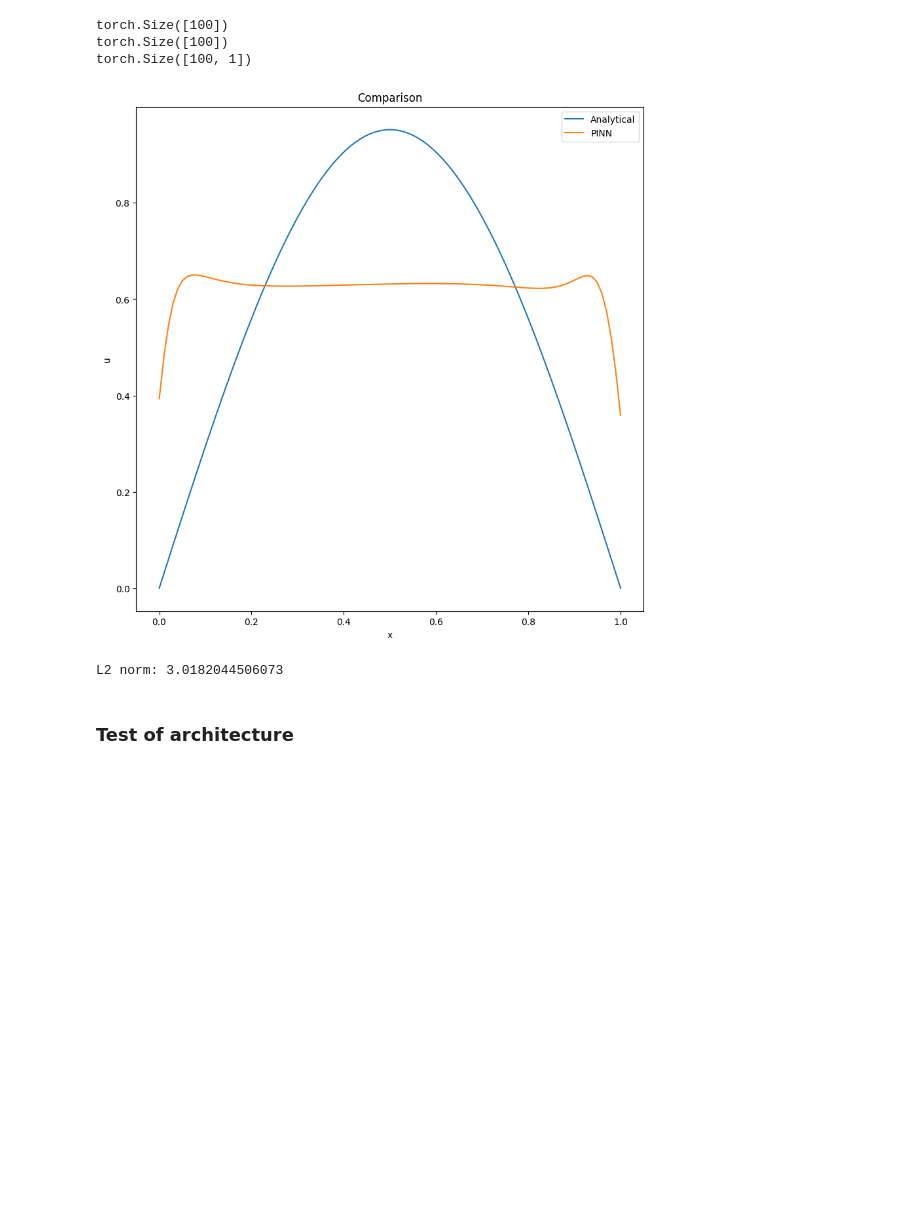
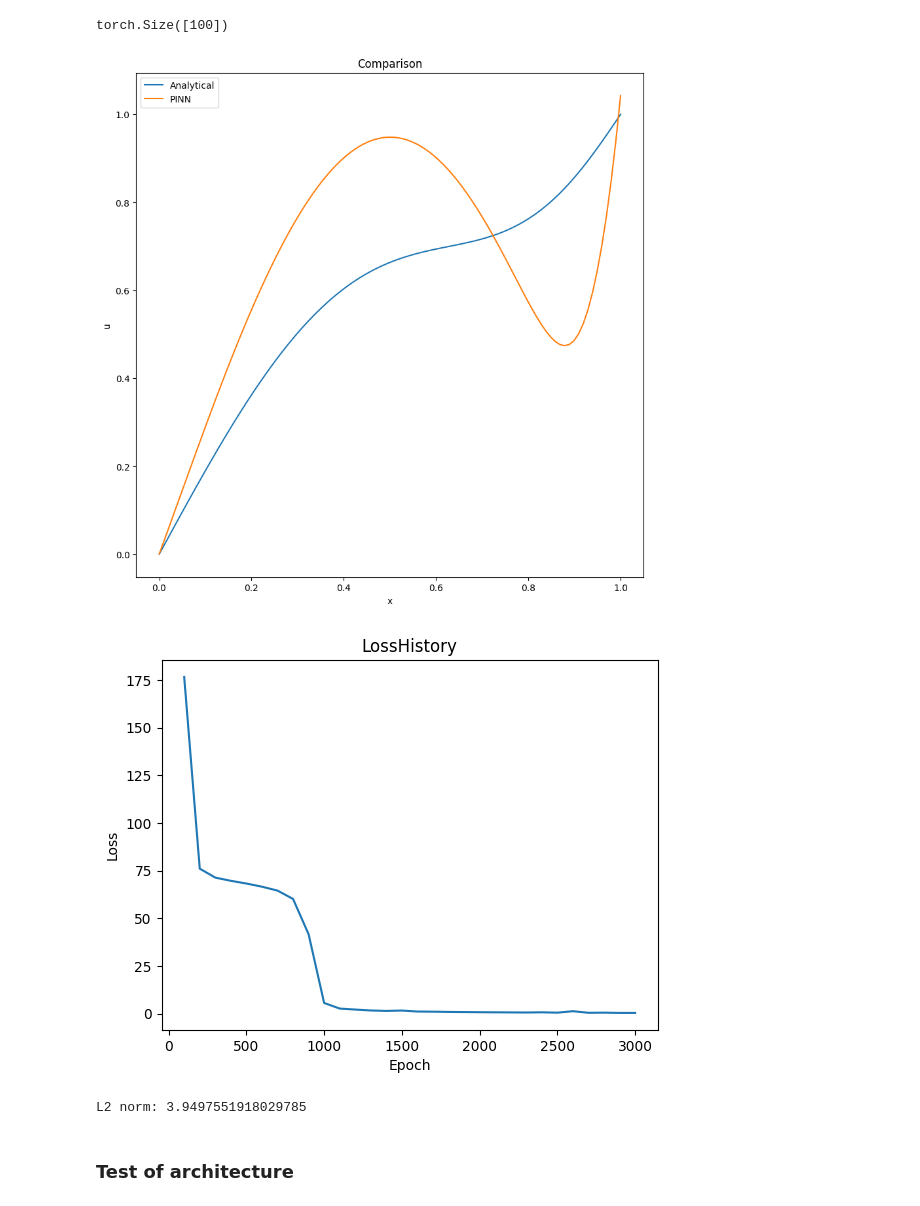
Before and after one commit to DikovAlexandr/PINN, a Jupyter notebook: TestPINN.ipynb, the cells around one changed output. Cells and saved outputs as stored; diff of their text form; code cells hidden in the pictures; blank space fills up the shorter version.

Commit message:
Problems with network optimization and initialization have been resolved

```diff
--- a/TestPINN.ipynb
+++ b/TestPINN.ipynb
@@ -42,7 +42,7 @@ def analytical_solution(x, t, alpha, L):
         u += 2 / L * B_n * torch.sin(n * np.pi * x / L) * torch.exp(-alpha**2 * (n * np.pi / L)**2 * t)
     return u
 
-def fdm_solver(problem, Nx):
+def fdm_solver(problem, Nx, last_only=False):
     L = problem.geom.length()
     T = problem.time.t1
     a = problem.alpha
@@ -63,9 +63,12 @@ def fdm_solver(problem, Nx):
         u[n + 1, 0] = problem.boundary_conditions.boundary_func(x[0], t[n + 1])
         u[n + 1, -1] = problem.boundary_conditions.boundary_func(x[-1], t[n + 1])
 
-    x, t = torch.meshgrid(x, t)
-    u = u.permute(1, 0)
-    return x, t, u
+    if last_only:
+        return u[-1, :]
+    else:
+        x, t = torch.meshgrid(x, t)
+        u = u.permute(1, 0)
+        return x, t, u
 # %%
 geom = geometry.Interval(0.0, 1.0)
 period = timedomain.TimeDomain(0.0, 0.5)
@@ -73,13 +76,14 @@ period = timedomain.TimeDomain(0.0, 0.5)
 initial_conditions = conditions.InitialConditions()
 initial_conditions.set_initial_conditions(geom=geom, time=period,
                                           initial_func=initial_condition_function,
-                                          num_points=100, random=False, device="cuda:0")
+                                          num_points=1000, random=False, device="cuda:0")
 boundary_conditions = conditions.BoundaryConditions()
 boundary_conditions.set_boundary_conditions(geom=geom, time=period,
                                             boundary_func=boundary_condition_function,
-                                            num_points=100, random=False, device="cuda:0")
+                                            num_points=1000, random=False, device="cuda:0")
+
 equation = conditions.Equation()
-equation.set_equation(geom=geom, time=period, num_points=100, random=False, device="cuda:0")
+equation.set_equation(geom=geom, time=period, num_points=1000, random=False, device="cuda:0")
 
 test = conditions.Test()
 test.set_test(geom=geom, time=period, num_points=100, random=False, device="cuda:0")
@@ -107,15 +111,15 @@ problem = conditions.Problem(initial_conditions, boundary_conditions,
 net_params = utils.NetParams()
 net_params.set_params(input=2,
                       output=1,
-                      hidden_layers=[int(20) for _ in range(3)],
-                      epochs=10000,
+                      hidden_layers=[int(20) for _ in range(2)],
+                      epochs=3000,
                       batch_size=100,
-                      learning_rate=0.001,
+                      lr=0.003,
                       activation='tanh',
                       training_mode='train',
                       optimizer='Adam', # 'LBFGS', 'Adam' or 'Hybrid'
+                      scheduler=None,
                       early_stopping=True,
-                      start_weights=None,
                       use_rar=False,
                       use_weights_adjuster=False,
                       display_interval=100,
@@ -140,26 +158,23 @@ model.train()
 # %%
-u_pinn = model.predict(problem.test.x, torch.ones_like(problem.test.x) * problem.time.t0)
+u_pinn = model.predict(problem.test.x, problem.test.t)
 u_analytical = analytical_solution(problem.test.x.cpu().detach().numpy(),
                                    problem.time.t1, problem.alpha,
                                    problem.geom.length()).to('cuda:0')
-
-print(problem.test.x.shape)
-print(u_analytical.shape)
-print(u_pinn.shape)
+u_fdm = fdm_solver(problem, len(problem.test.x), True)
+print(u_fdm.shape)
 
 # Plot of solutions
-utils.comparison_plot(problem.test.x, u_analytical, u_pinn, net_params.output_path)
+utils.comparison_plot(problem.test.x, u_fdm, u_pinn, net_params.output_path)
 # Plot loss
 utils.loss_history_plot(model.get_loss_history(), net_params.output_path)
 # L2 norm between analytical and PINN solutions
 l2_norm = torch.sqrt(torch.sum((u_analytical - u_pinn)**2) / len(u_analytical))
 print(f'L2 norm: {l2_norm}')
 # %% [output]
 torch.Size([100])
-torch.Size([100])
-torch.Size([100, 1])
-[figure, old version]
+[figure, new version]
+[figure, added]
-L2 norm: 3.0182044506073
+L2 norm: 3.9497551918029785
 # %% [markdown]
 ### Test of architecture
 # %%
```
Also changed, not shown: parts of 1 cell of this notebook, 7 other files.
